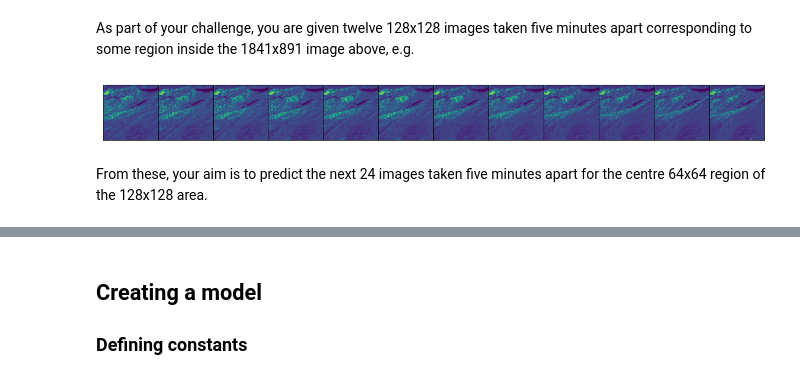
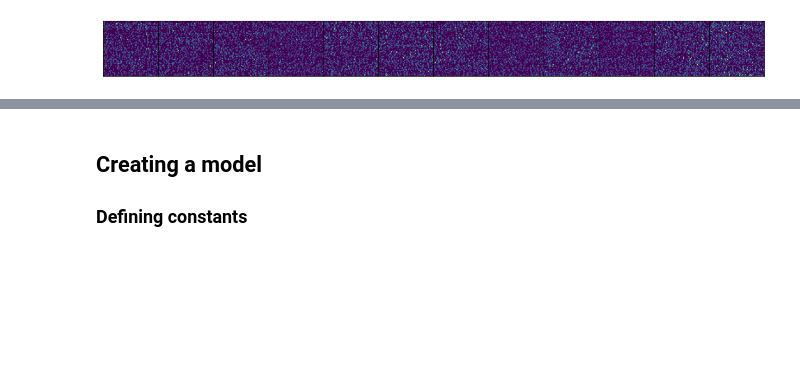
Before and after one commit to mb010/climatehack2022, a Jupyter notebook: training.ipynb, the cells around one changed output, grey strips where cells are left out. Cells and saved outputs as stored; diff of their text form; code cells hidden in the pictures; blank space fills up the shorter version.

```diff
--- a/training.ipynb
+++ b/training.ipynb
@@ -111,16 +20,50 @@ for data in cldataset:
-# %% [markdown]
-As part of your challenge, you are given twelve 128x128 images taken five minutes apart corresponding to some region inside the 1841x891 image above, e.g.
+# %%
+# Define transformations:
+imsize = 64
+class scale():
+    def __init__(self, limit):
+        self.limit = limit
+    def __call__(self, image, **kwargs):
+        return image/self.limit
+
+transform = A.Compose(
+    [
+        A.RandomCrop(imsize,imsize),
+        A.Lambda(
+            name='scale',
+            image=scale(1023),
+            #target=scale(1023)
+        )
+        #A.Normalize(mean=0.5, std=0.5, max_pixel_value=1023)
+    ],
+    additional_targets={'target': 'image'}
+)
+# %%
+validation = DataLoader(
+    ClimateHackDataset(
+        split='train',
+        transform=transform,
+        target_time_steps=1
+    ),
+    batch_size=16, num_workers=8,
+    timeout=5, prefetch_factor=2
+)
+# %%
+for image, target in validation:
+    batch = image
+    batch_targets = target
+    break
+img = batch[0]
+y = batch_targets[0]
 # %%
 fig, ax = plt.subplots(1, 12, figsize=(15,3))
 
-for i, d in enumerate(["2020-07-04 12:00", "2020-07-04 12:05", "2020-07-04 12:10", "2020-07-04 12:15", "2020-07-04 12:20", "2020-07-04 12:25", "2020-07-04 12:30", "2020-07-04 12:35", "2020-07-04 12:40", "2020-07-04 12:45", "2020-07-04 12:50", "2020-07-04 12:55"]):
-    ax[i].imshow(dataset["data"].sel(time=d).isel(x=slice(128, 256), y=slice(128, 256)).to_numpy(), cmap='viridis')
+for i, d in enumerate(img):
+    ax[i].imshow(d.squeeze(), cmap='viridis')
     ax[i].get_xaxis().set_visible(False)
     ax[i].get_yaxis().set_visible(False)
 
 fig.tight_layout()
 fig.subplots_adjust(wspace=0, hspace=0)
 # %% [output]
-[figure, old version]
+[figure, new version]
-# %% [markdown]
-From these, your aim is to predict the next 24 images taken five minutes apart for the centre 64x64 region of the 128x128 area.
```
Also changed, not shown: parts of 23 cells of this notebook, 10 other files.
